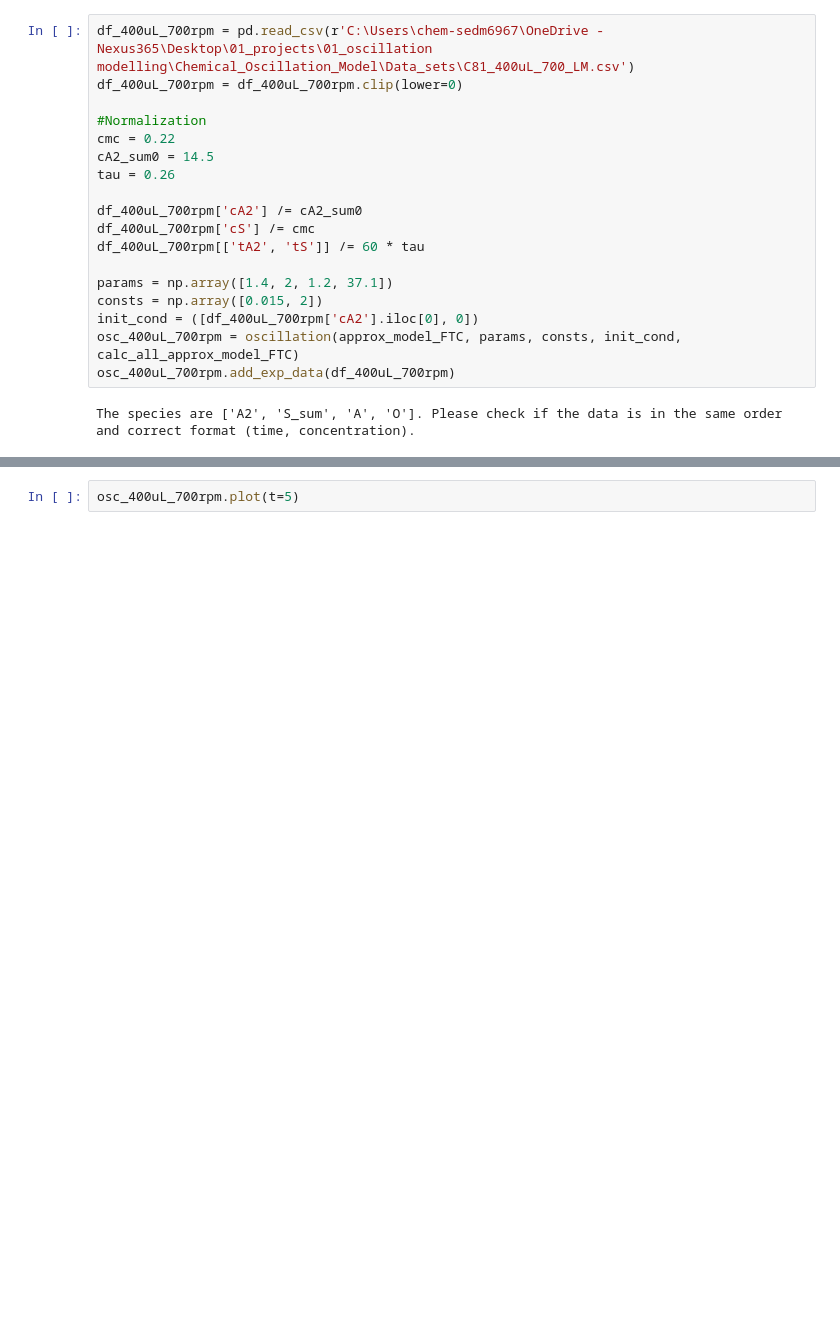
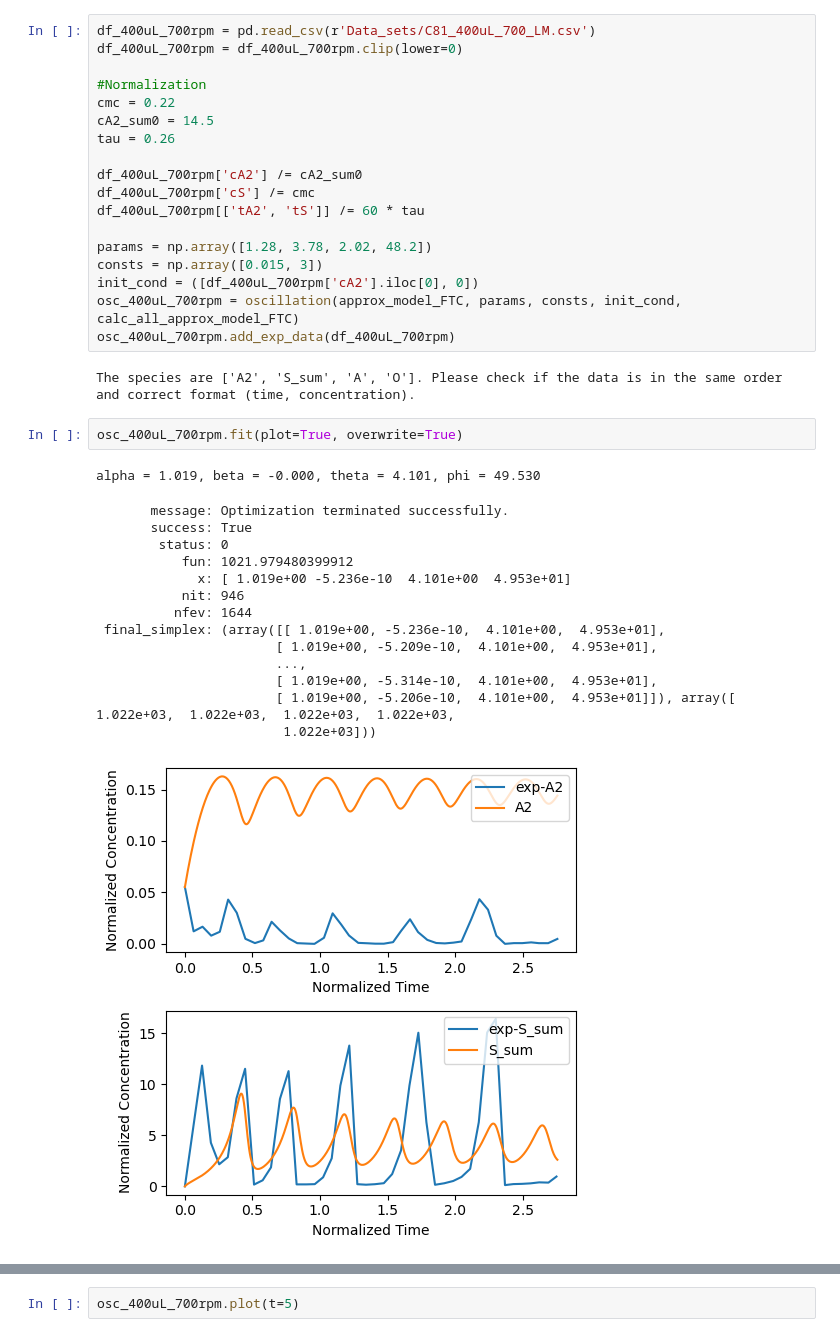
Before and after one commit to Zhiheng419/Chemical_Oscillation_Model, a Jupyter notebook: bifn.ipynb, the cells around one changed output, grey strips where cells are left out. Cells and saved outputs as stored; diff of their text form; blank space fills up the shorter version.

```diff
--- a/bifn.ipynb
+++ b/bifn.ipynb
@@ -6,7 +6,7 @@ import pandas as pd
 from osc_toolkit import oscillation
 from models import *
 # %%
-df_400uL_700rpm = pd.read_csv(r'C:\Users\chem-sedm6967\OneDrive - Nexus365\Desktop\01_projects\01_oscillation modelling\Chemical_Oscillation_Model\Data_sets\C81_400uL_700_LM.csv')
+df_400uL_700rpm = pd.read_csv(r'Data_sets/C81_400uL_700_LM.csv')
 df_400uL_700rpm = df_400uL_700rpm.clip(lower=0)
 
 #Normalization
@@ -18,13 +18,31 @@ df_400uL_700rpm['cA2'] /= cA2_sum0
 df_400uL_700rpm['cS'] /= cmc
 df_400uL_700rpm[['tA2', 'tS']] /= 60 * tau
 
-params = np.array([1.4, 2, 1.2, 37.1])
-consts = np.array([0.015, 2])
+params = np.array([1.28, 3.78, 2.02, 48.2])
+consts = np.array([0.015, 3])
 init_cond = ([df_400uL_700rpm['cA2'].iloc[0], 0])
 osc_400uL_700rpm = oscillation(approx_model_FTC, params, consts, init_cond, calc_all_approx_model_FTC)
 osc_400uL_700rpm.add_exp_data(df_400uL_700rpm)
 # %% [output]
 The species are ['A2', 'S_sum', 'A', 'O']. Please check if the data is in the same order and correct format (time, concentration).
+# %%
+osc_400uL_700rpm.fit(plot=True, overwrite=True)
+# %% [output]
+alpha = 1.019, beta = -0.000, theta = 4.101, phi = 49.530
+       message: Optimization terminated successfully.
+       success: True
+        status: 0
+           fun: 1021.979480399912
+             x: [ 1.019e+00 -5.236e-10  4.101e+00  4.953e+01]
+           nit: 946
+          nfev: 1644
+ final_simplex: (array([[ 1.019e+00, -5.236e-10,  4.101e+00,  4.953e+01],
+                       [ 1.019e+00, -5.209e-10,  4.101e+00,  4.953e+01],
+                       ...,
+                       [ 1.019e+00, -5.314e-10,  4.101e+00,  4.953e+01],
+                       [ 1.019e+00, -5.206e-10,  4.101e+00,  4.953e+01]]), array([ 1.022e+03,  1.022e+03,  1.022e+03,  1.022e+03,
+                        1.022e+03]))
+[figure, added]
 # %%
 osc_400uL_700rpm.interactive_plot(t=5, ran=20, step=0.02, exp=True)
 # %% [output]
```
Also changed, not shown: parts of 5 cells of this notebook, 1 other file.
